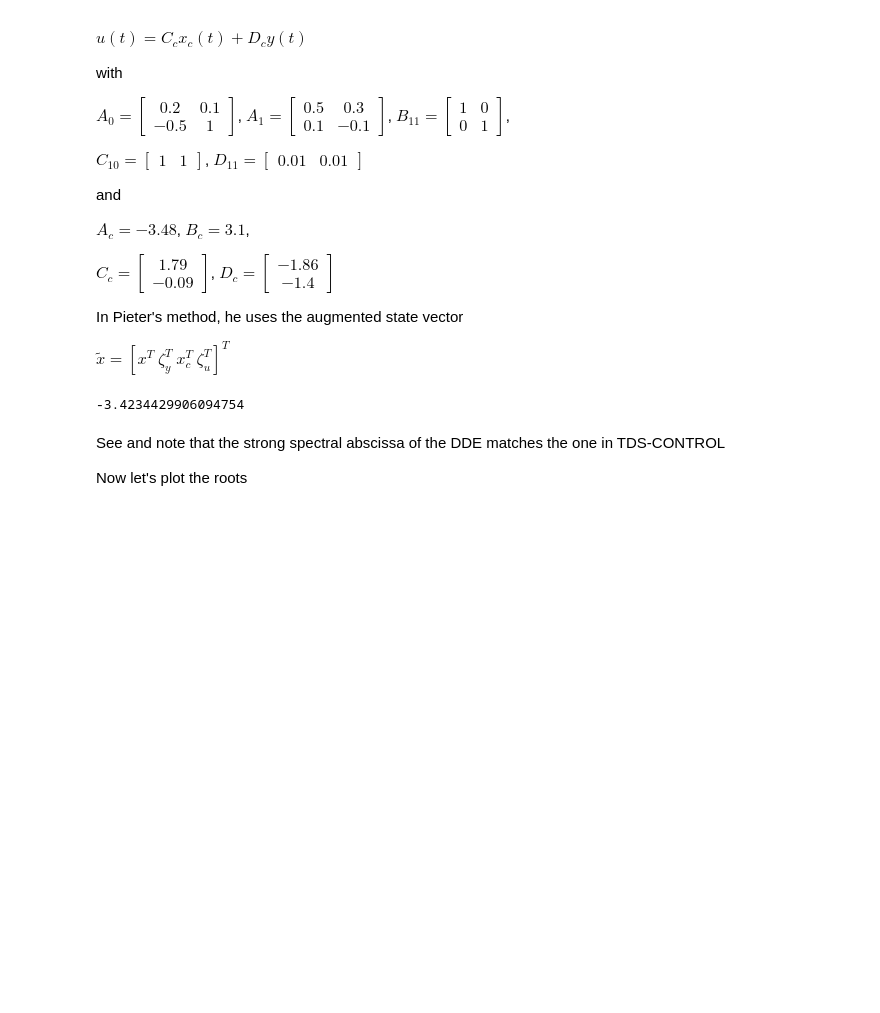
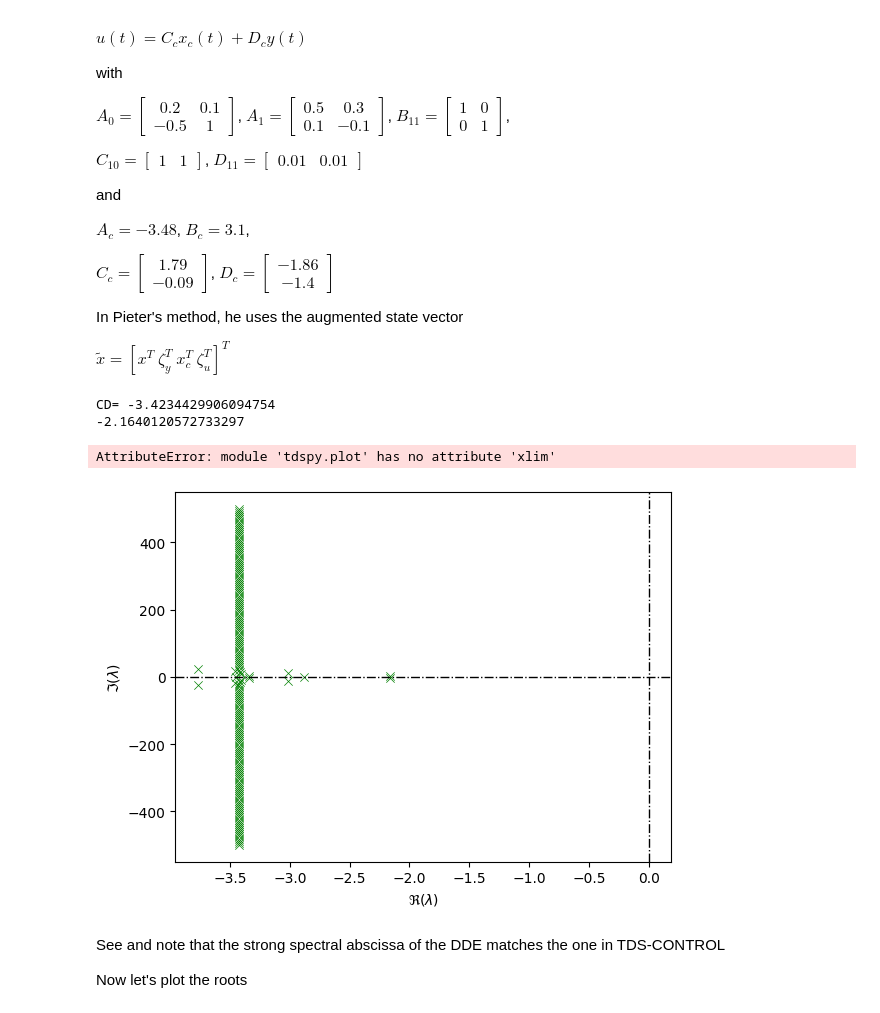
Before and after one commit to LockeErasmus/tdcpy, a Jupyter notebook: docs/coming_from_matlab.ipynb, the cells around one changed output. Saved outputs shown, nothing was run; the diff lists cells and outputs as text; code cells hidden in the pictures; blank space fills up the shorter version.

```diff
--- a/docs/coming_from_matlab.ipynb
+++ b/docs/coming_from_matlab.ipynb
@@ -474,35 +559,45 @@ E_CL = np.zeros([n_CL,n_CL])
 E_CL[:n,:n]=np.eye(n)
 idx = np.arange(n + q, n + q + nc)
 E_CL[np.ix_(idx, idx)] = np.eye(nc)
 
 A_CL_0 = np.zeros([n_CL,n_CL])
 A_CL_0[:n,:n] = A0
 idx = np.arange(n,n+q)
 
 A_CL_0[np.ix_(idx,idx)] = -np.eye(q)
 A_CL_0[np.ix_(n+q+np.arange(0,nc),n+np.arange(0,q))] = Bc
 A_CL_0[np.ix_(n+q+np.arange(0,nc),n+q+np.arange(0,nc))] = Ac
 A_CL_0[np.ix_(n+q+nc+np.arange(0,p),n+np.arange(0,q))] = Dc
 A_CL_0[np.ix_(n+q+nc+np.arange(0,p),n+q+np.arange(0,nc))] = Cc
 A_CL_0[np.ix_(n+q+nc+np.arange(0,p),n+q+nc+np.arange(0,p))] = -np.eye(p)
 
 
 A_CL_1 = np.zeros_like(A_CL_0)
 A_CL_1[:n,:n] = A1
 A_CL_1[np.ix_(np.arange(0,n),n+q+nc+np.arange(0,p))] = B[:,:,0]
 A_CL_1[np.ix_(n+np.arange(0,q),n+q+nc+np.arange(0,p))] = D[:,:,0]
 
 A_CL = np.stack([A_CL_0,A_CL_1],axis=2)
 hA_CL = np.array([0.,tau])
 
 CL = tds.DDAE(E=E_CL,A=A_CL,hA=hA_CL)
 
 diff = CL.get_delay_difference_equation()
 
 CD,_ = tds.spectral_abscissa_diff(diff)
-CD
+print("CD=",CD)
+
+l_rect,_ = tds.roots(CL,r=[-4,0.5,-500,500],max_size_evp=2000)
+print(np.max(np.real(l_rect)))
+
+import tdspy.plot as plt
+
+plt.eigen_plot(l_rect)
 # %% [output]
--3.4234429906094754
+CD= -3.4234429906094754
+-2.1640120572733297
+AttributeError: module 'tdspy.plot' has no attribute 'xlim'
+[figure, added]
 # %% [markdown]
 See and note that the strong spectral abscissa of the DDE matches the one in TDS-CONTROL
 
```
Also changed, not shown: parts of 19 cells of this notebook, 4 other files.
